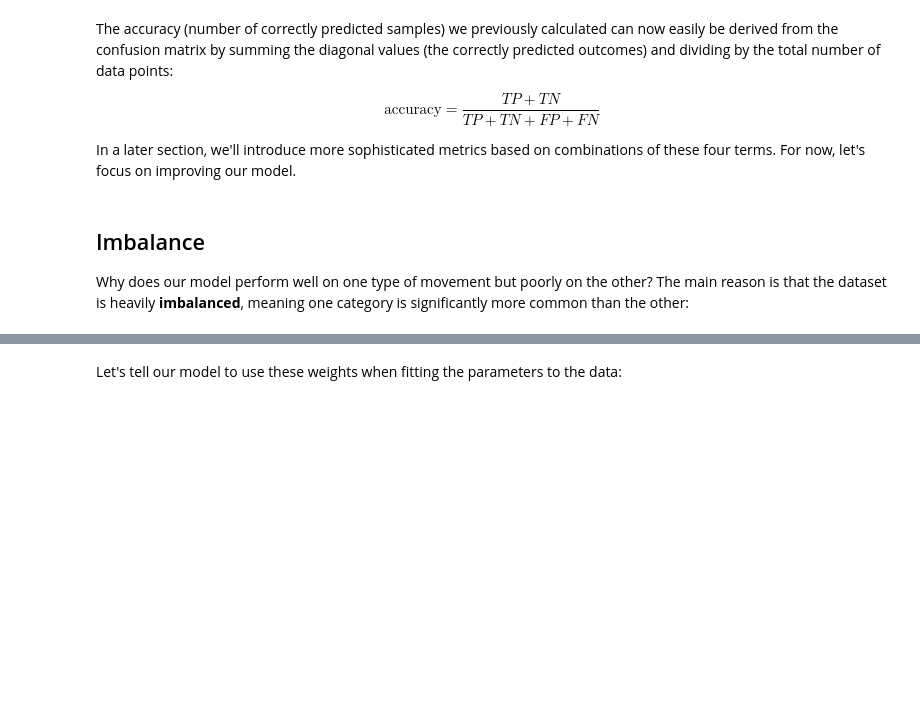
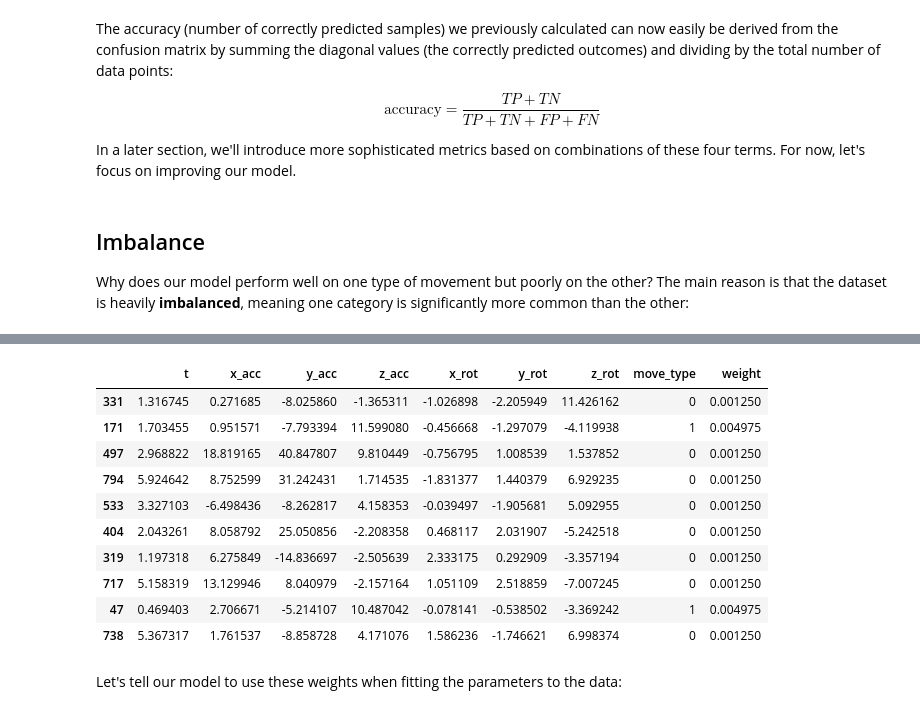
Before and after one commit to digital-sustainability/SAI3-2025, a Jupyter notebook: 21.03.2025-multiple_and_logistic_regression/01-logistic_regression.ipynb, the cells around one changed output, grey strips where cells are left out. Saved outputs shown, nothing was run; the diff lists cells and outputs as text; code cells hidden in the pictures; blank space fills up the shorter version.

```diff
--- a/21.03.2025-multiple_and_logistic_regression/01-logistic_regression.ipynb
+++ b/21.03.2025-multiple_and_logistic_regression/01-logistic_regression.ipynb
@@ -270,6 +402,20 @@ movement['weight'] = 1.0
 # Set the weight to the corresponding value for each class. Whenever you filter and set values in pandas at the same time, you should use .loc
 movement.loc[movement['move_type']==0, 'weight'] = weights[0]
 movement.loc[movement['move_type']==1, 'weight'] = weights[1]
+# %%
+movement.sample(10)
+# %% [output]
+|  | t | x_acc | y_acc | z_acc | x_rot | y_rot | z_rot | move_type | weight |
+| 331 | 1.316745 | 0.271685 | -8.025860 | -1.365311 | -1.026898 | -2.205949 | 11.426162 | 0 | 0.001250 |
+| 171 | 1.703455 | 0.951571 | -7.793394 | 11.599080 | -0.456668 | -1.297079 | -4.119938 | 1 | 0.004975 |
+| 497 | 2.968822 | 18.819165 | 40.847807 | 9.810449 | -0.756795 | 1.008539 | 1.537852 | 0 | 0.001250 |
+| 794 | 5.924642 | 8.752599 | 31.242431 | 1.714535 | -1.831377 | 1.440379 | 6.929235 | 0 | 0.001250 |
+| 533 | 3.327103 | -6.498436 | -8.262817 | 4.158353 | -0.039497 | -1.905681 | 5.092955 | 0 | 0.001250 |
+| 404 | 2.043261 | 8.058792 | 25.050856 | -2.208358 | 0.468117 | 2.031907 | -5.242518 | 0 | 0.001250 |
+| 319 | 1.197318 | 6.275849 | -14.836697 | -2.505639 | 2.333175 | 0.292909 | -3.357194 | 0 | 0.001250 |
+| 717 | 5.158319 | 13.129946 | 8.040979 | -2.157164 | 1.051109 | 2.518859 | -7.007245 | 0 | 0.001250 |
+| 47 | 0.469403 | 2.706671 | -5.214107 | 10.487042 | -0.078141 | -0.538502 | -3.369242 | 1 | 0.004975 |
+| 738 | 5.367317 | 1.761537 | -8.858728 | 4.171076 | 1.586236 | -1.746621 | 6.998374 | 0 | 0.001250 |
 # %% [markdown]
 Let's tell our model to use these weights when fitting the parameters to the data:
 # %%
```
Also changed, not shown: parts of 39 cells of this notebook.
